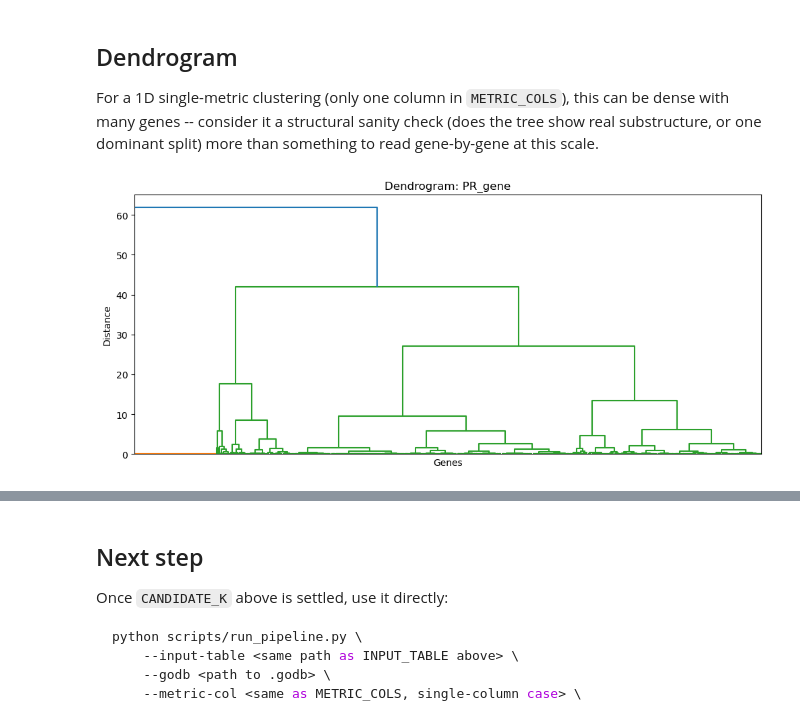
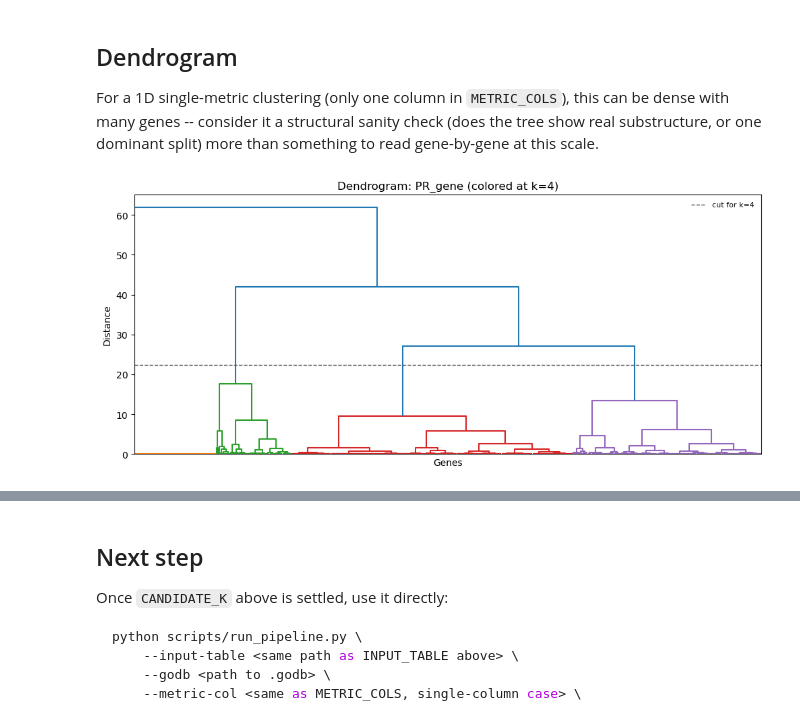
Before and after one commit to ih-11/go-gsea, a Jupyter notebook: notebooks/select_cluster_k.ipynb, the cells around one changed output, grey strips where cells are left out. Drawn from its saved outputs; the diff is of its cells as text; code cells hidden in the pictures.

```diff
--- a/notebooks/select_cluster_k.ipynb
+++ b/notebooks/select_cluster_k.ipynb
@@ -159,7 +159,7 @@ Set this after looking at both plots above. This is a deliberate human
 decision, not the output of a formula -- see the two cells below for how
 to check whether this specific choice actually holds up.
 # %%
-CANDIDATE_K = 13  # <-- set based on the elbow curve and silhouette score above
+CANDIDATE_K = 4  # <-- set based on the elbow curve and silhouette score above
 # %% [markdown]
 ## Per-sample silhouette at the candidate k
 
@@ -216,15 +207,28 @@ than something to read gene-by-gene at this scale.
 # %%
 from scipy import stats as scipy_stats
 
 data = df[METRIC_COLS].apply(lambda c: scipy_stats.yeojohnson(c)[0])
 z = (data - data.mean()) / data.std()
 link = linkage(pdist(z.values, metric="euclidean"), method="ward")
 
+# Compute the height that cuts the tree into exactly CANDIDATE_K clusters,
+# so the dendrogram's coloring actually matches CANDIDATE_K -- scipy's own
+# default color_threshold (0.7 * max merge distance) has no relationship
+# to any specific k and will generally NOT match whatever k you picked.
+merge_dists = sorted(link[:, 2], reverse=True)
+if CANDIDATE_K > 1:
+    color_threshold = (merge_dists[CANDIDATE_K - 2] + merge_dists[CANDIDATE_K - 1]) / 2
+else:
+    color_threshold = merge_dists[0] + 1  # everything one color
+
 fig, ax = plt.subplots(figsize=(12, 5))
-dendrogram(link, ax=ax, no_labels=True, color_threshold=None)
+dendrogram(link, ax=ax, no_labels=True, color_threshold=color_threshold)
+ax.axhline(color_threshold, color="0.3", linestyle="--", linewidth=1,
+           label=f"cut for k={CANDIDATE_K}")
 ax.set_xlabel("Genes")
 ax.set_ylabel("Distance")
-ax.set_title(f"Dendrogram: {', '.join(METRIC_COLS)}")
+ax.set_title(f"Dendrogram: {', '.join(METRIC_COLS)} (colored at k={CANDIDATE_K})")
+ax.legend(frameon=False, fontsize=8)
 plt.show()
 # %% [output]
-[figure, old version]
+[figure, new version]
```
Also changed, not shown: parts of 3 cells of this notebook, 1 other file.
